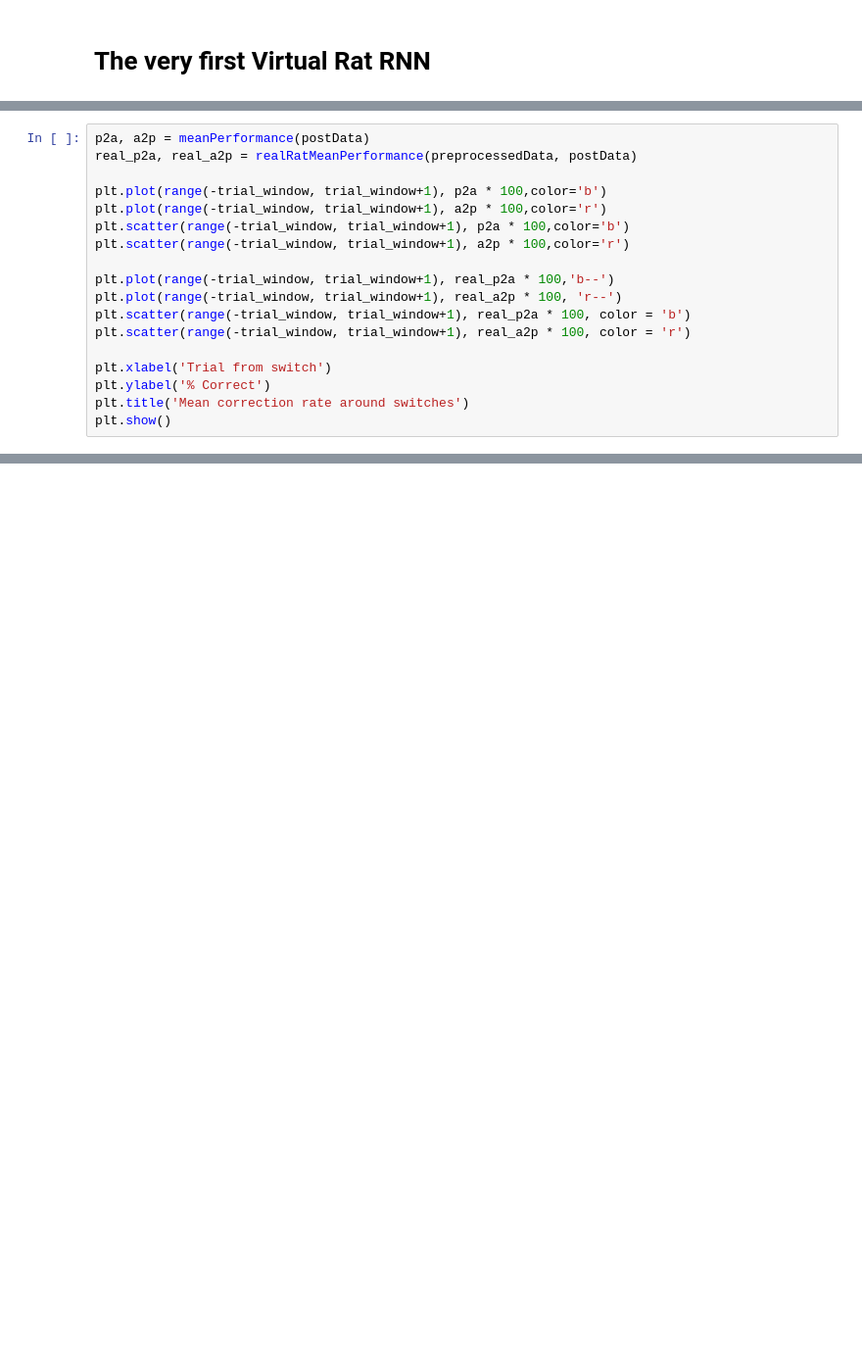
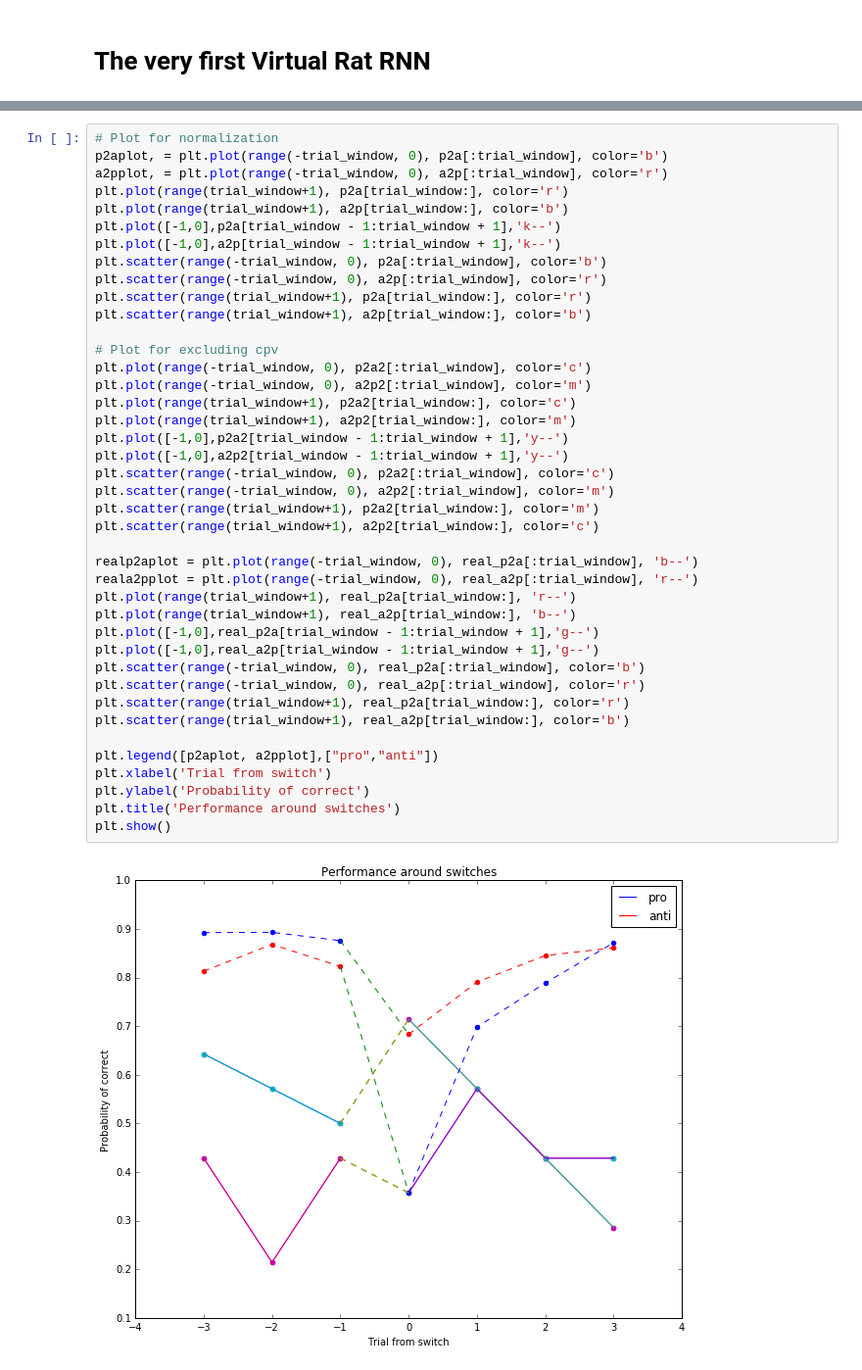
Before and after one commit to jacklxc/Virtual-Rat, a Jupyter notebook: FirstVirtualRat.ipynb, the cells around one changed output, grey strips where cells are left out. Shown at 98% size. Saved outputs shown, nothing was run; the diff lists cells and outputs as text; blank space fills up the shorter version.

```diff
--- a/FirstVirtualRat.ipynb
+++ b/FirstVirtualRat.ipynb
@@ -113,18 +164,0 @@ for ratname in postData:
-# %%
-p2a, a2p = meanPerformance(postData)
-real_p2a, real_a2p = realRatMeanPerformance(preprocessedData, postData)
-
-plt.plot(range(-trial_window, trial_window+1), p2a * 100,color='b')
-plt.plot(range(-trial_window, trial_window+1), a2p * 100,color='r')
-plt.scatter(range(-trial_window, trial_window+1), p2a * 100,color='b')
-plt.scatter(range(-trial_window, trial_window+1), a2p * 100,color='r')
-
-plt.plot(range(-trial_window, trial_window+1), real_p2a * 100,'b--')
-plt.plot(range(-trial_window, trial_window+1), real_a2p * 100, 'r--')
-plt.scatter(range(-trial_window, trial_window+1), real_p2a * 100, color = 'b')
-plt.scatter(range(-trial_window, trial_window+1), real_a2p * 100, color = 'r')
-
-plt.xlabel('Trial from switch')
-plt.ylabel('% Correct')
-plt.title('Mean correction rate around switches')
-plt.show()
@@ -132,0 +165,43 @@ plt.show()
+# %%
+# Plot for normalization
+p2aplot, = plt.plot(range(-trial_window, 0), p2a[:trial_window], color='b')
+a2pplot, = plt.plot(range(-trial_window, 0), a2p[:trial_window], color='r')
+plt.plot(range(trial_window+1), p2a[trial_window:], color='r')
+plt.plot(range(trial_window+1), a2p[trial_window:], color='b')
+plt.plot([-1,0],p2a[trial_window - 1:trial_window + 1],'k--')
+plt.plot([-1,0],a2p[trial_window - 1:trial_window + 1],'k--')
+plt.scatter(range(-trial_window, 0), p2a[:trial_window], color='b')
+plt.scatter(range(-trial_window, 0), a2p[:trial_window], color='r')
+plt.scatter(range(trial_window+1), p2a[trial_window:], color='r')
+plt.scatter(range(trial_window+1), a2p[trial_window:], color='b')
+
+# Plot for excluding cpv
+plt.plot(range(-trial_window, 0), p2a2[:trial_window], color='c')
+plt.plot(range(-trial_window, 0), a2p2[:trial_window], color='m')
+plt.plot(range(trial_window+1), p2a2[trial_window:], color='c')
+plt.plot(range(trial_window+1), a2p2[trial_window:], color='m')
+plt.plot([-1,0],p2a2[trial_window - 1:trial_window + 1],'y--')
+plt.plot([-1,0],a2p2[trial_window - 1:trial_window + 1],'y--')
+plt.scatter(range(-trial_window, 0), p2a2[:trial_window], color='c')
+plt.scatter(range(-trial_window, 0), a2p2[:trial_window], color='m')
+plt.scatter(range(trial_window+1), p2a2[trial_window:], color='m')
+plt.scatter(range(trial_window+1), a2p2[trial_window:], color='c')
+
+realp2aplot = plt.plot(range(-trial_window, 0), real_p2a[:trial_window], 'b--')
+reala2pplot = plt.plot(range(-trial_window, 0), real_a2p[:trial_window], 'r--')
+plt.plot(range(trial_window+1), real_p2a[trial_window:], 'r--')
+plt.plot(range(trial_window+1), real_a2p[trial_window:], 'b--')
+plt.plot([-1,0],real_p2a[trial_window - 1:trial_window + 1],'g--')
+plt.plot([-1,0],real_a2p[trial_window - 1:trial_window + 1],'g--')
+plt.scatter(range(-trial_window, 0), real_p2a[:trial_window], color='b')
+plt.scatter(range(-trial_window, 0), real_a2p[:trial_window], color='r')
+plt.scatter(range(trial_window+1), real_p2a[trial_window:], color='r')
+plt.scatter(range(trial_window+1), real_a2p[trial_window:], color='b')
+
+plt.legend([p2aplot, a2pplot],["pro","anti"])
+plt.xlabel('Trial from switch')
+plt.ylabel('Probability of correct')
+plt.title('Performance around switches')
+plt.show()
+# %% [output]
+[figure, added]
```
Also changed, not shown: parts of 11 cells of this notebook, 2 other files.
